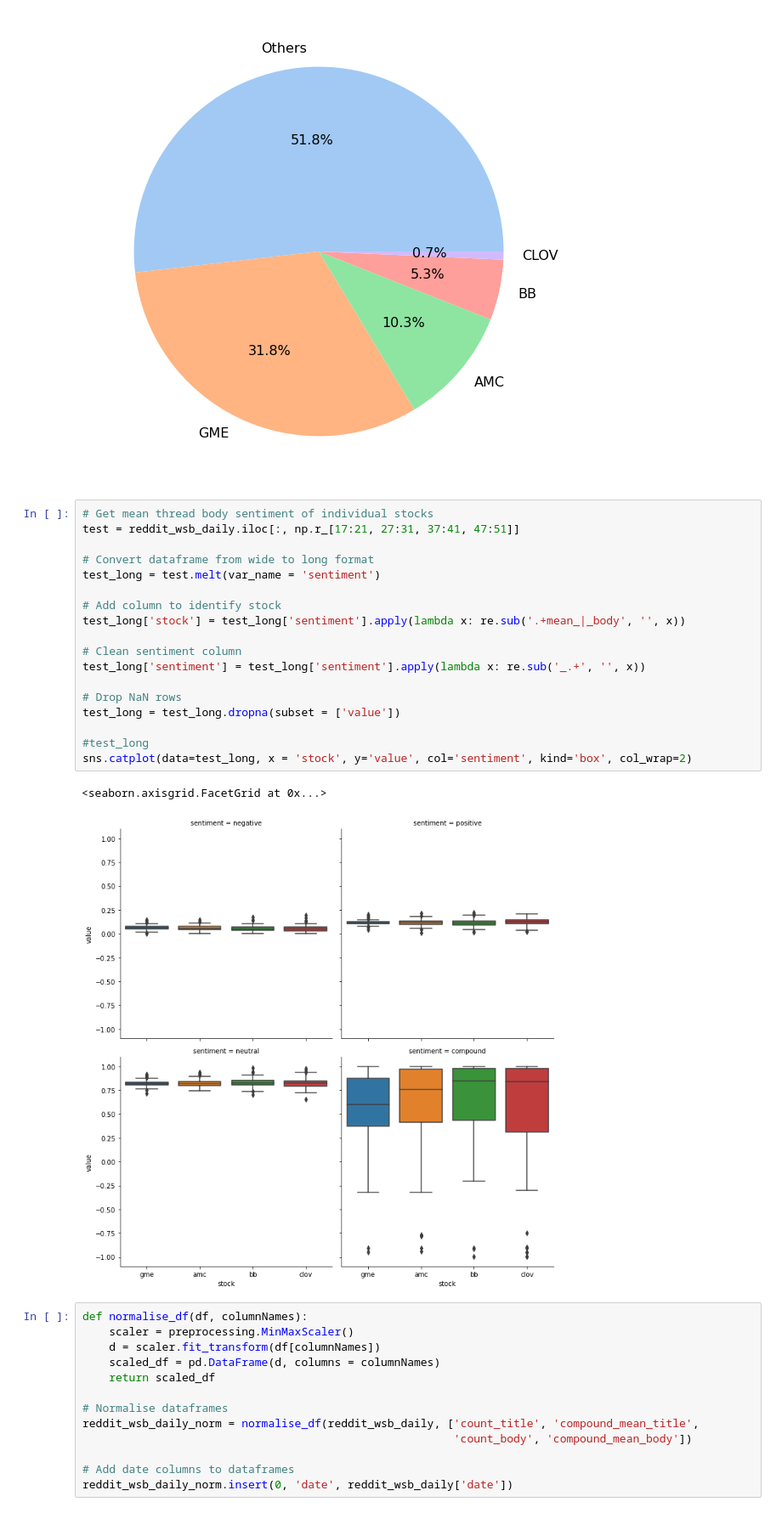
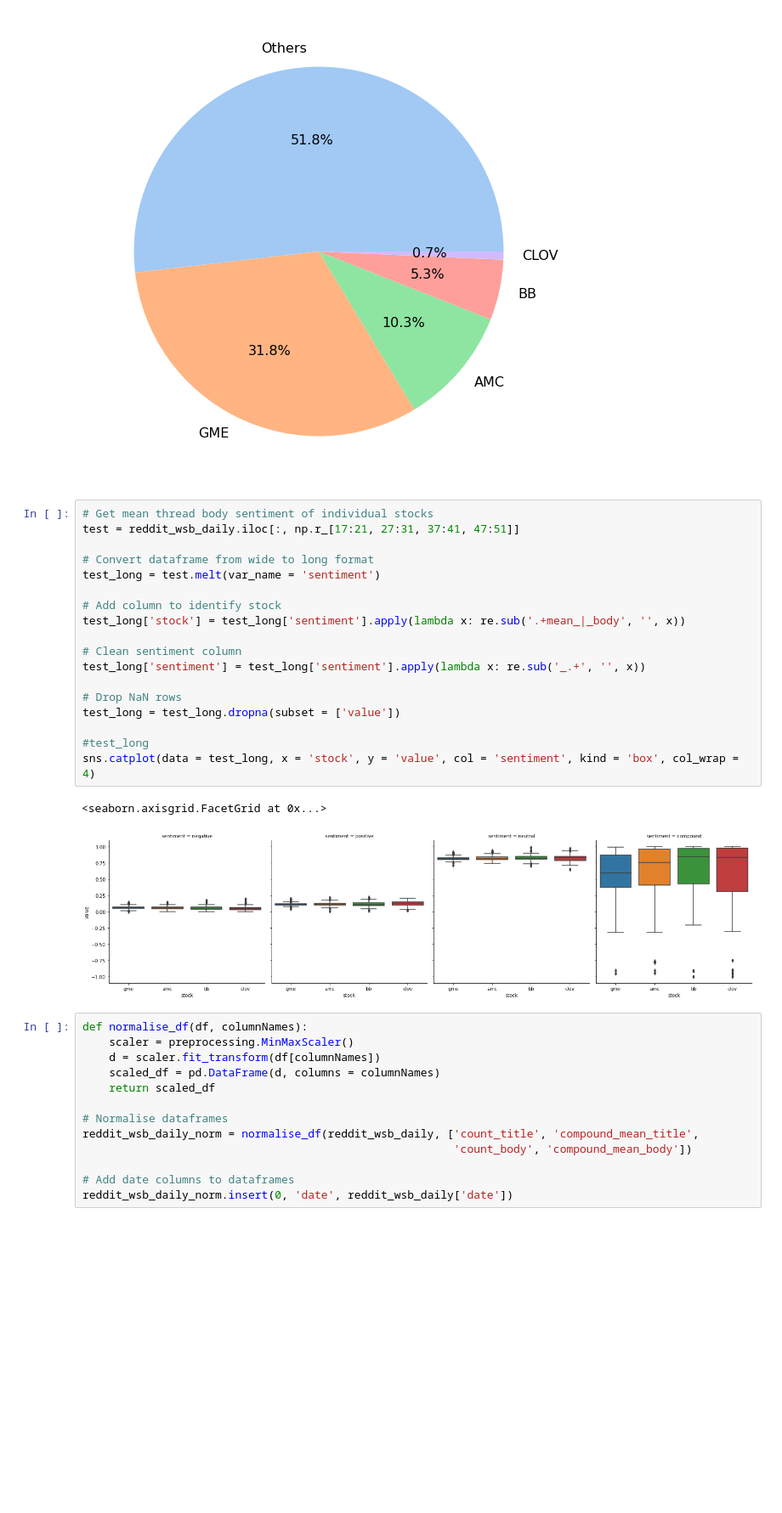
Before and after one commit to ccwhgetgit/DAO2702Project, a Jupyter notebook: Reddit.ipynb, the cells around one changed output. Shown at 85% size. Cells and saved outputs as stored; diff of their text form; blank space fills up the shorter version.

```diff
--- a/Reddit.ipynb
+++ b/Reddit.ipynb
@@ -213,24 +213,24 @@ plt.show()
 # %%
 # Get mean thread body sentiment of individual stocks
 test = reddit_wsb_daily.iloc[:, np.r_[17:21, 27:31, 37:41, 47:51]]
 
 # Convert dataframe from wide to long format
 test_long = test.melt(var_name = 'sentiment')
 
 # Add column to identify stock
 test_long['stock'] = test_long['sentiment'].apply(lambda x: re.sub('.+mean_|_body', '', x))
 
 # Clean sentiment column
 test_long['sentiment'] = test_long['sentiment'].apply(lambda x: re.sub('_.+', '', x))
 
 # Drop NaN rows
 test_long = test_long.dropna(subset = ['value'])
 
 #test_long
-sns.catplot(data=test_long, x = 'stock', y='value', col='sentiment', kind='box', col_wrap=2)
+sns.catplot(data = test_long, x = 'stock', y = 'value', col = 'sentiment', kind = 'box', col_wrap = 4)
 # %% [output]
 <seaborn.axisgrid.FacetGrid at 0x...>
-[figure, old version]
+[figure, new version]
 # %%
 def normalise_df(df, columnNames):
     scaler = preprocessing.MinMaxScaler()
```
Also changed, not shown: parts of 2 cells of this notebook.
